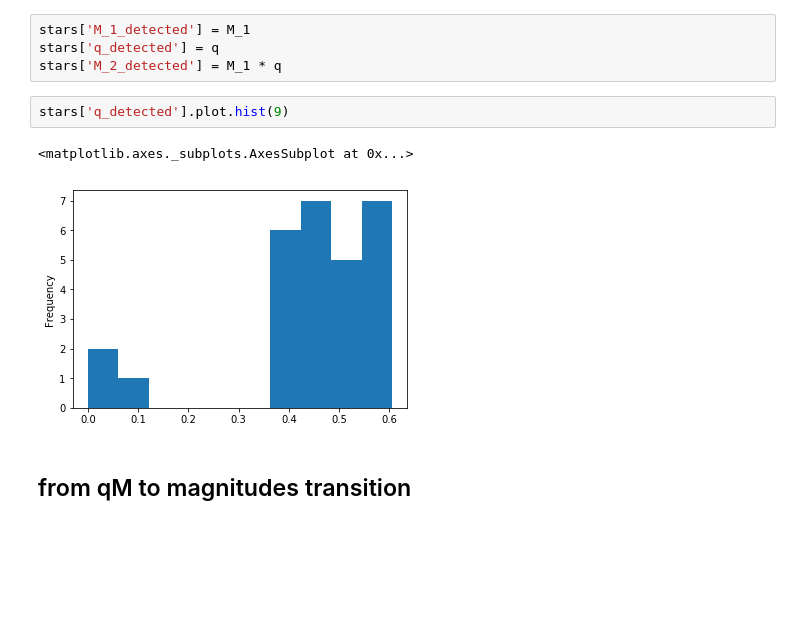
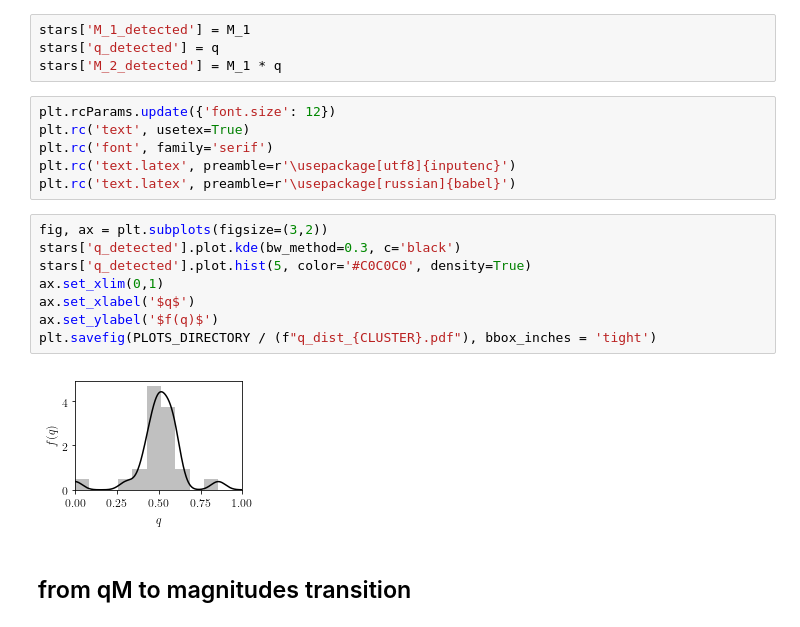
Before and after one commit to olgaborodina/GAIA_binaries, a Jupyter notebook: coordinate_to_qM.ipynb, the cells around one changed output. Cells and saved outputs as stored; diff of their text form; blank space fills up the shorter version.

```diff
--- a/coordinate_to_qM.ipynb
+++ b/coordinate_to_qM.ipynb
@@ -132,11 +137,22 @@ for i in tqdm(range(len(stars))):
 stars['M_1_detected'] = M_1
 stars['q_detected'] = q
 stars['M_2_detected'] = M_1 * q
-# %%
-stars['q_detected'].plot.hist(9)
-# %% [output]
-<matplotlib.axes._subplots.AxesSubplot at 0x...>
-[figure, removed]
+# %%
+plt.rcParams.update({'font.size': 12})
+plt.rc('text', usetex=True)
+plt.rc('font', family='serif')
+plt.rc('text.latex', preamble=r'\usepackage[utf8]{inputenc}')
+plt.rc('text.latex', preamble=r'\usepackage[russian]{babel}')
+# %%
+fig, ax = plt.subplots(figsize=(3,2))
+stars['q_detected'].plot.kde(bw_method=0.3, c='black')
+stars['q_detected'].plot.hist(5, color='#C0C0C0', density=True)
+ax.set_xlim(0,1)
+ax.set_xlabel('$q$')
+ax.set_ylabel('$f(q)$')
+plt.savefig(PLOTS_DIRECTORY / (f"q_dist_{CLUSTER}.pdf"), bbox_inches = 'tight')
+# %% [output]
+[figure, added]
 # %% [markdown]
 ## from qM to magnitudes transition
 # %%
```
Also changed, not shown: parts of 7 cells of this notebook, 1 other file.
